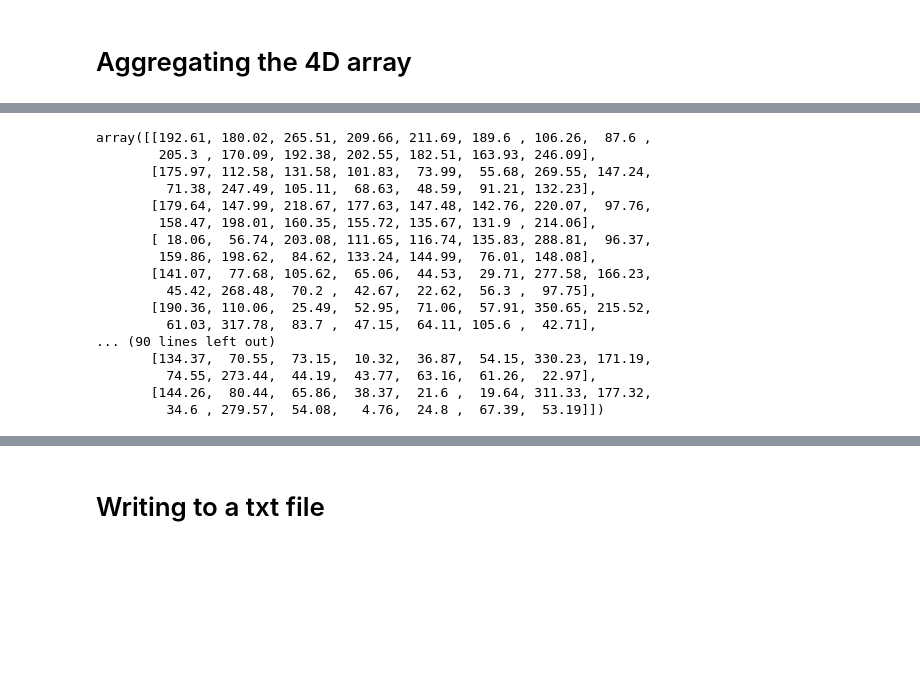
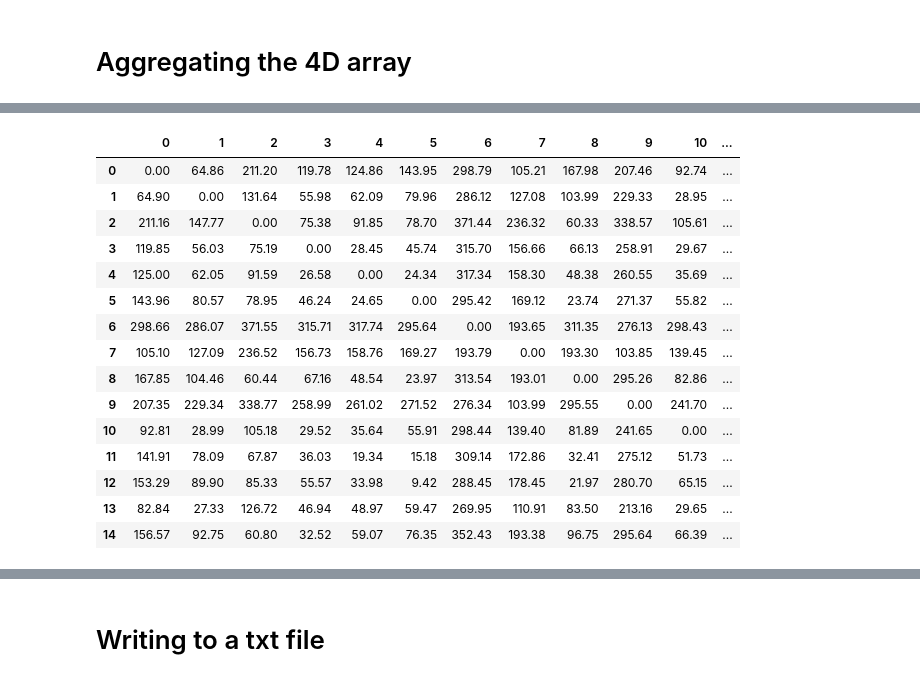
Before and after one commit to turtlesoul25/RiskAndLogistics_A1, a Jupyter notebook: selective_aggregation.ipynb, the cells around one changed output, grey strips where cells are left out. Cells and saved outputs as stored; diff of their text form; code cells hidden in the pictures; blank space fills up the shorter version.

```diff
--- a/selective_aggregation.ipynb
+++ b/selective_aggregation.ipynb
@@ -212,28 +231,28 @@ csd_selective = np.asarray(csd_selective)
 # %%
 can_cust_distances = np.asarray(process_nD(116114, 116553)).reshape(440, -1)[:, 2:]
 can_cust_distances  = can_cust_distances.astype(float)
 
-ccd_selective = []
-for i in range(53):
-    ccd_selective.append(extract_selected_values(customer_id_og, can_cust_distances[:,i]))
-ccd_selective = np.asarray(ccd_selective)
+indices = extract_first_occurrence(customer_id_og)[2]
+
+agg_dist_customer_only = np.asarray([can_cust_distances[:,i] for i in indices]).T
+
+agg_dist_both = np.asarray([agg_dist_customer_only[i,:] for i in indices])
+
+pd.DataFrame(agg_dist_both)
+# %% [output]
+|  | 0 | 1 | 2 | 3 | 4 | 5 | 6 | 7 | 8 | 9 | 10 | ... |
+| 0 | 0.00 | 64.86 | 211.20 | 119.78 | 124.86 | 143.95 | 298.79 | 105.21 | 167.98 | 207.46 | 92.74 | ... |
+| 1 | 64.90 | 0.00 | 131.64 | 55.98 | 62.09 | 79.96 | 286.12 | 127.08 | 103.99 | 229.33 | 28.95 | ... |
+| 2 | 211.16 | 147.77 | 0.00 | 75.38 | 91.85 | 78.70 | 371.44 | 236.32 | 60.33 | 338.57 | 105.61 | ... |
+| 3 | 119.85 | 56.03 | 75.19 | 0.00 | 28.45 | 45.74 | 315.70 | 156.66 | 66.13 | 258.91 | 29.67 | ... |
+| 4 | 125.00 | 62.05 | 91.59 | 26.58 | 0.00 | 24.34 | 317.34 | 158.30 | 48.38 | 260.55 | 35.69 | ... |
+| 5 | 143.96 | 80.57 | 78.95 | 46.24 | 24.65 | 0.00 | 295.42 | 169.12 | 23.74 | 271.37 | 55.82 | ... |
+| 6 | 298.66 | 286.07 | 371.55 | 315.71 | 317.74 | 295.64 | 0.00 | 193.65 | 311.35 | 276.13 | 298.43 | ... |
+| 7 | 105.10 | 127.09 | 236.52 | 156.73 | 158.76 | 169.27 | 193.79 | 0.00 | 193.30 | 103.85 | 139.45 | ... |
+| 8 | 167.85 | 104.46 | 60.44 | 67.16 | 48.54 | 23.97 | 313.54 | 193.01 | 0.00 | 295.26 | 82.86 | ... |
+| 9 | 207.35 | 229.34 | 338.77 | 258.99 | 261.02 | 271.52 | 276.34 | 103.99 | 295.55 | 0.00 | 241.70 | ... |
+| 10 | 92.81 | 28.99 | 105.18 | 29.52 | 35.64 | 55.91 | 298.44 | 139.40 | 81.89 | 241.65 | 0.00 | ... |
+| 11 | 141.91 | 78.09 | 67.87 | 36.03 | 19.34 | 15.18 | 309.14 | 172.86 | 32.41 | 275.12 | 51.73 | ... |
+| 12 | 153.29 | 89.90 | 85.33 | 55.57 | 33.98 | 9.42 | 288.45 | 178.45 | 21.97 | 280.70 | 65.15 | ... |
+| 13 | 82.84 | 27.33 | 126.72 | 46.94 | 48.97 | 59.47 | 269.95 | 110.91 | 83.50 | 213.16 | 29.65 | ... |
+| 14 | 156.57 | 92.75 | 60.80 | 32.52 | 59.07 | 76.35 | 352.43 | 193.38 | 96.75 | 295.64 | 66.39 | ... |
-# %%
-csd_selective
-# %% [output]
-array([[192.61, 180.02, 265.51, 209.66, 211.69, 189.6 , 106.26,  87.6 ,
-        205.3 , 170.09, 192.38, 202.55, 182.51, 163.93, 246.09],
-       [175.97, 112.58, 131.58, 101.83,  73.99,  55.68, 269.55, 147.24,
-         71.38, 247.49, 105.11,  68.63,  48.59,  91.21, 132.23],
-       [179.64, 147.99, 218.67, 177.63, 147.48, 142.76, 220.07,  97.76,
-        158.47, 198.01, 160.35, 155.72, 135.67, 131.9 , 214.06],
-       [ 18.06,  56.74, 203.08, 111.65, 116.74, 135.83, 288.81,  96.37,
-        159.86, 198.62,  84.62, 133.24, 144.99,  76.01, 148.08],
-       [141.07,  77.68, 105.62,  65.06,  44.53,  29.71, 277.58, 166.23,
-         45.42, 268.48,  70.2 ,  42.67,  22.62,  56.3 ,  97.75],
-       [190.36, 110.06,  25.49,  52.95,  71.06,  57.91, 350.65, 215.52,
-         61.03, 317.78,  83.7 ,  47.15,  64.11, 105.6 ,  42.71],
-... (90 lines left out)
-       [134.37,  70.55,  73.15,  10.32,  36.87,  54.15, 330.23, 171.19,
-         74.55, 273.44,  44.19,  43.77,  63.16,  61.26,  22.97],
-       [144.26,  80.44,  65.86,  38.37,  21.6 ,  19.64, 311.33, 177.32,
-         34.6 , 279.57,  54.08,   4.76,  24.8 ,  67.39,  53.19]])
```
Also changed, not shown: parts of 4 cells of this notebook.
